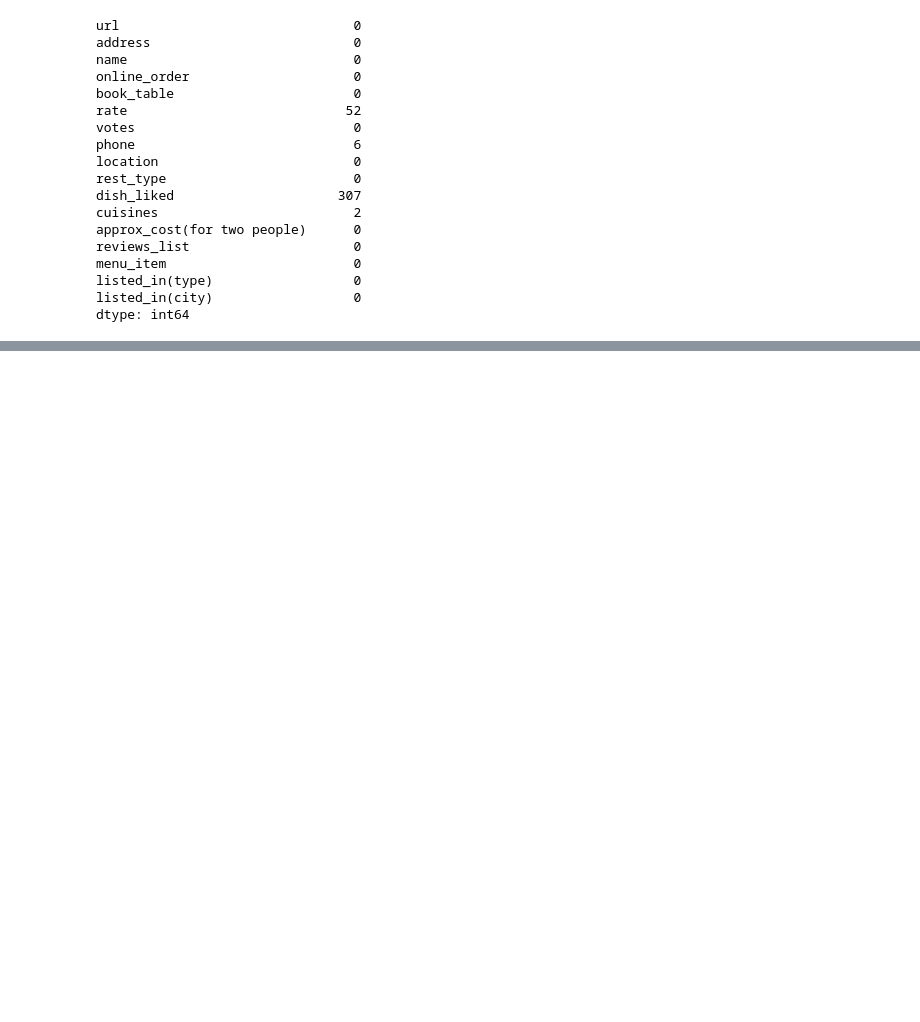
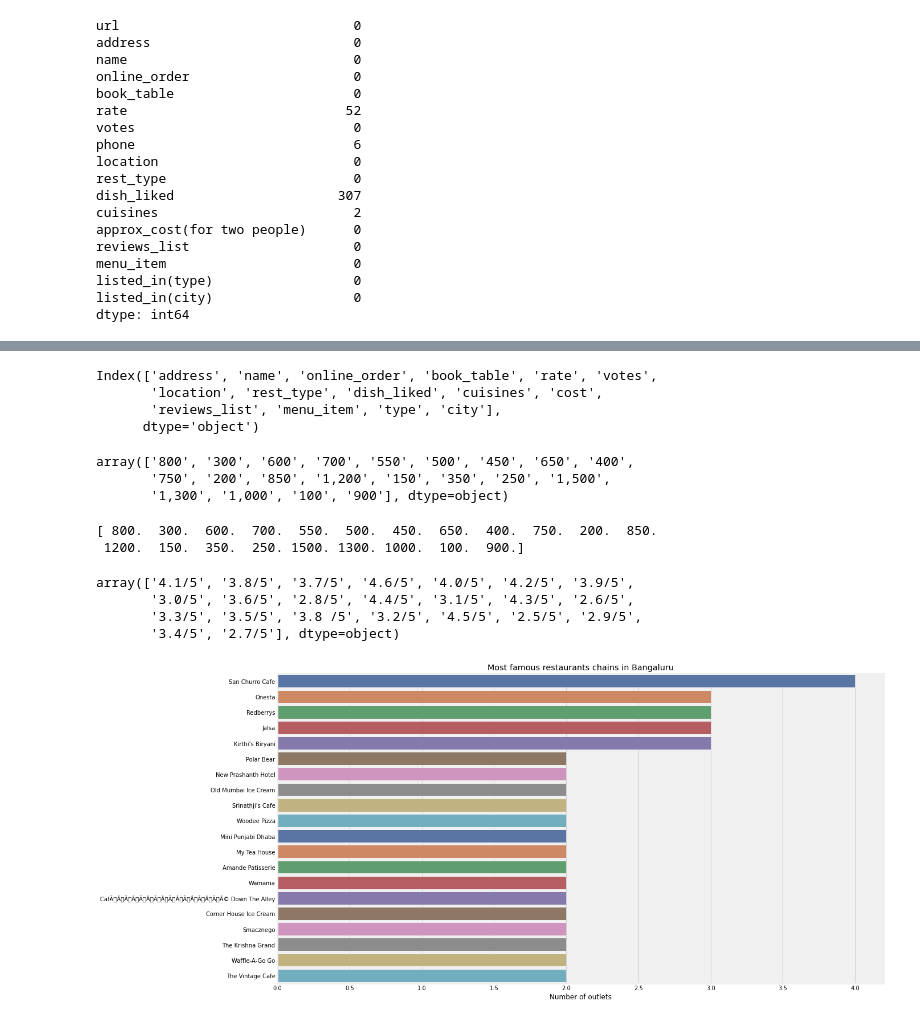
Before and after one commit to Uzmamushtaque/Projects-in-Machine-Learning-and-AI, a Jupyter notebook: Zomato.ipynb, the cells around one changed output, grey strips where cells are left out. Drawn from its saved outputs; the diff is of its cells as text; code cells hidden in the pictures; blank space fills up the shorter version.

```diff
--- a/Zomato.ipynb
+++ b/Zomato.ipynb
@@ -84,0 +93,4 @@ dtype: int64
+# %%
+#Remove the NaN values from the dataset
+df.dropna(how='any',inplace=True)
+df.isnull().sum()
@@ -84,0 +122,41 @@ dtype: int64
+# %%
+df = df.rename(columns={'approx_cost(for two people)':'cost','listed_in(type)':'type',
+                                  'listed_in(city)':'city'})
+df.columns
+# %% [output]
+Index(['address', 'name', 'online_order', 'book_table', 'rate', 'votes',
+       'location', 'rest_type', 'dish_liked', 'cuisines', 'cost',
+       'reviews_list', 'menu_item', 'type', 'city'],
+      dtype='object')
+# %%
+df['cost'].unique()
+# %% [output]
+array(['800', '300', '600', '700', '550', '500', '450', '650', '400',
+       '750', '200', '850', '1,200', '150', '350', '250', '1,500',
+       '1,300', '1,000', '100', '900'], dtype=object)
+# %%
+df['cost'] = df['cost'].apply(lambda x: x.replace(',','')) #Using lambda function to replace ',' from cost
+df['cost'] = df['cost'].astype(float)
+# %%
+print(df['cost'].unique())
+# %% [output]
+[ 800.  300.  600.  700.  550.  500.  450.  650.  400.  750.  200.  850.
+ 1200.  150.  350.  250. 1500. 1300. 1000.  100.  900.]
+# %%
+df['rate'].unique()
+# %% [output]
+array(['4.1/5', '3.8/5', '3.7/5', '4.6/5', '4.0/5', '4.2/5', '3.9/5',
+       '3.0/5', '3.6/5', '2.8/5', '4.4/5', '3.1/5', '4.3/5', '2.6/5',
+       '3.3/5', '3.5/5', '3.8 /5', '3.2/5', '4.5/5', '2.5/5', '2.9/5',
+       '3.4/5', '2.7/5'], dtype=object)
+# %%
+df['rate'] = df['rate'].apply(lambda x: x.replace('/5',''))
+# %%
+plt.figure(figsize=(17,10))
+chains=df['name'].value_counts()[:20]
+sns.barplot(x=chains,y=chains.index,palette='deep')
+plt.title("Most famous restaurants chains in Bangaluru")
+plt.xlabel("Number of outlets")
+plt.show()
+# %% [output]
+[figure, added]
```
Also changed, not shown: parts of 24 cells of this notebook.
